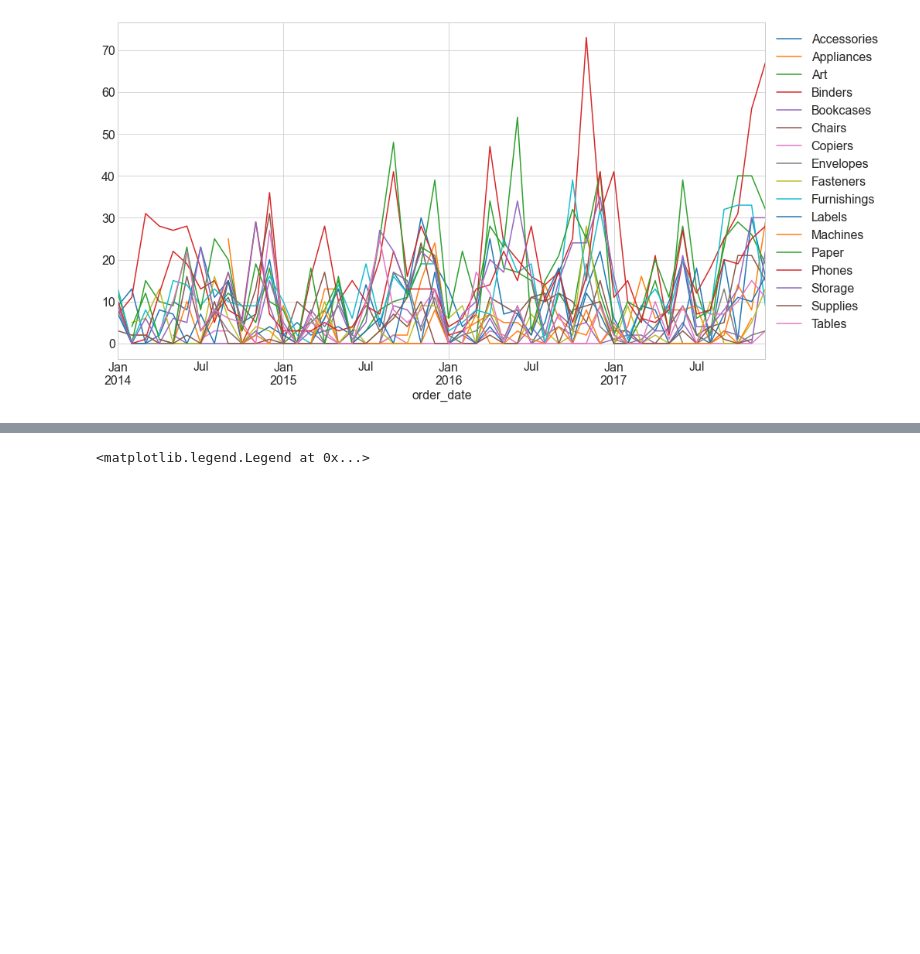
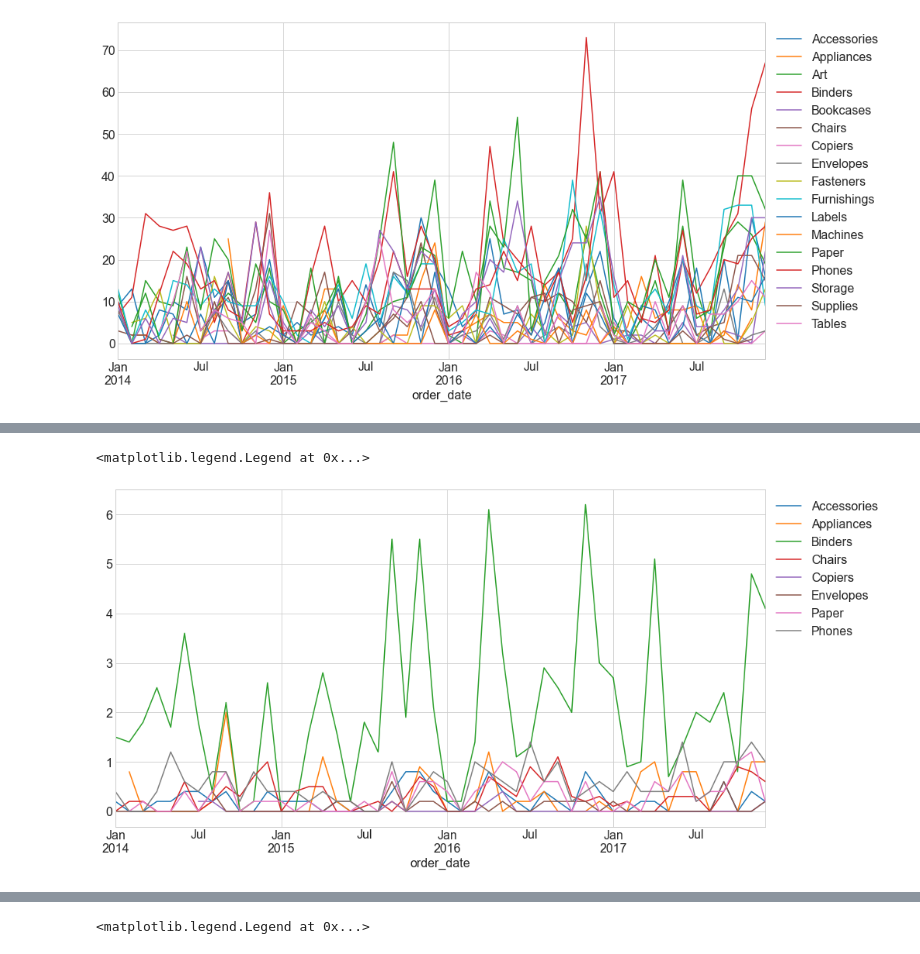
Before and after one commit to ella-braeden-time-series-unlimited/time-series-project, a Jupyter notebook: braeden_explore.ipynb, the cells around one changed output, grey strips where cells are left out. Saved outputs shown, nothing was run; the diff lists cells and outputs as text; code cells hidden in the pictures; blank space fills up the shorter version.

```diff
--- a/braeden_explore.ipynb
+++ b/braeden_explore.ipynb
@@ -157,0 +176,6 @@ plt.legend(loc="upper left", bbox_to_anchor=(1, 1))
+# %%
+the_list.groupby('sub_category').resample('m').discount.sum().unstack(0).plot()
+plt.legend(loc="upper left", bbox_to_anchor=(1, 1))
+# %% [output]
+<matplotlib.legend.Legend at 0x...>
+[figure, added]
```
Also changed, not shown: parts of 4 cells of this notebook.
